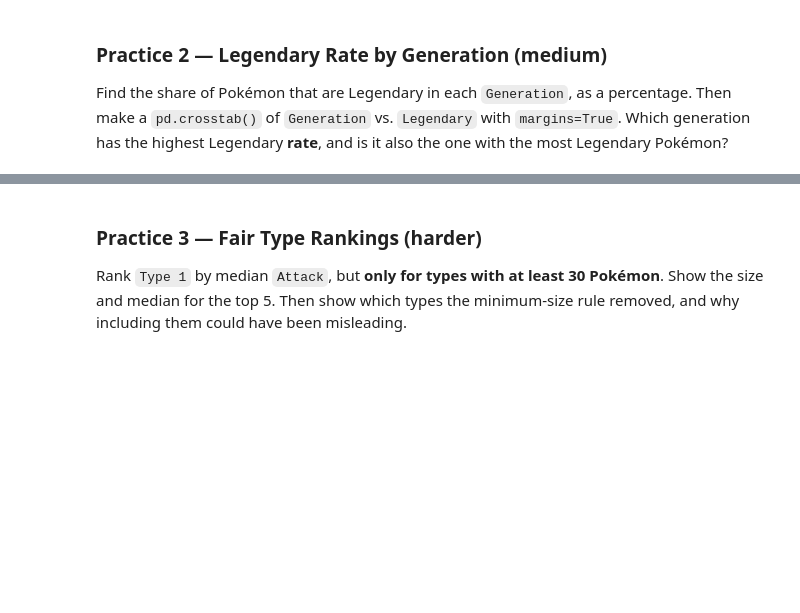
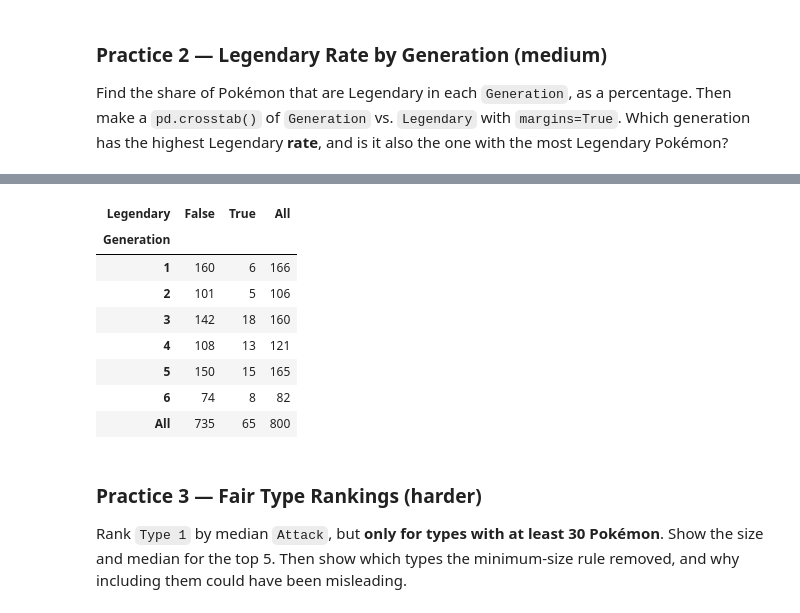
Before and after one commit to ECOKER1226/3603-data-science-coker, a Jupyter notebook: Work/07-Describing_Data/04-Comparing_Groups.ipynb, the cells around one changed output, grey strips where cells are left out. Saved outputs shown, nothing was run; the diff lists cells and outputs as text; code cells hidden in the pictures; blank space fills up the shorter version.

```diff
--- a/Work/07-Describing_Data/04-Comparing_Groups.ipynb
+++ b/Work/07-Describing_Data/04-Comparing_Groups.ipynb
@@ -165,3 +302,17 @@ Find the share of Pokémon that are Legendary in each `Generation`, as a percent
+# %%
+pd.crosstab(poke['Generation'], poke['Legendary'], margins=True)
+
+# Generation 3 has the highest Legendary rate and is also the one with the most Legendary Pokémon.
+# %% [output]
+| Legendary | False | True | All |
+| Generation |  |  |  |
+| 1 | 160 | 6 | 166 |
+| 2 | 101 | 5 | 106 |
+| 3 | 142 | 18 | 160 |
+| 4 | 108 | 13 | 121 |
+| 5 | 150 | 15 | 165 |
+| 6 | 74 | 8 | 82 |
+| All | 735 | 65 | 800 |
 # %% [markdown]
 ### Practice 3 — Fair Type Rankings (harder)
 Rank `Type 1` by median `Attack`, but **only for types with at least 30 Pokémon**. Show the size and median for the top 5. Then show which types the minimum-size rule removed, and why including them could have been misleading.
```
Also changed, not shown: parts of 23 cells of this notebook.
